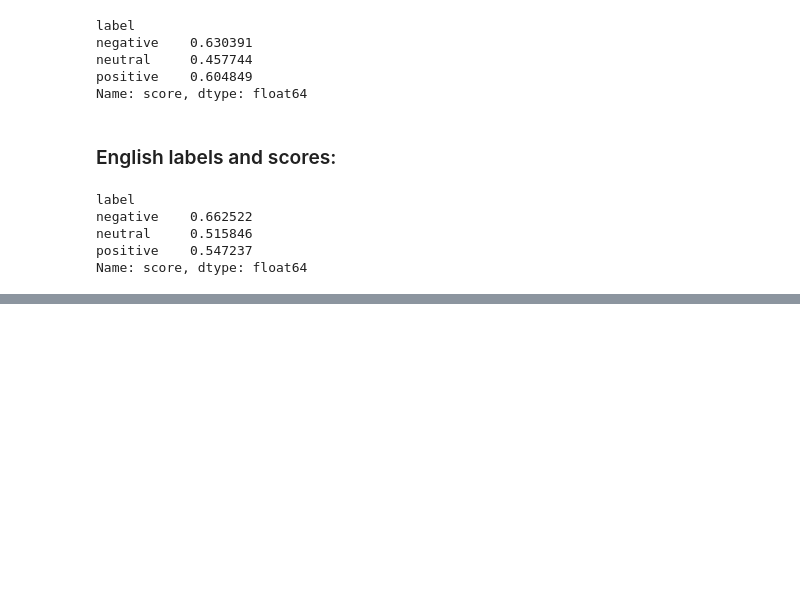
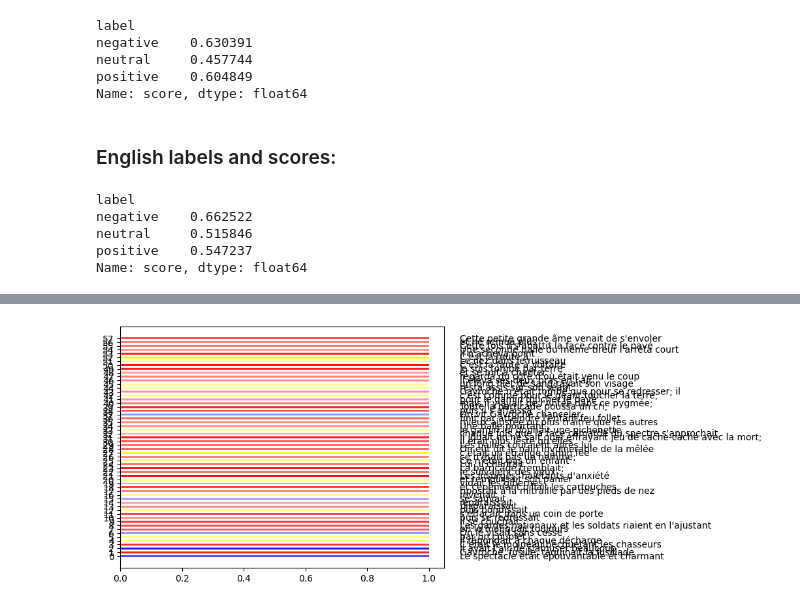
Before and after one commit to mfhan/translations, a Jupyter notebook: lesmiz.ipynb, the cells around one changed output, grey strips where cells are left out. Saved outputs shown, nothing was run; the diff lists cells and outputs as text; code cells hidden in the pictures; blank space fills up the shorter version.

```diff
--- a/lesmiz.ipynb
+++ b/lesmiz.ipynb
@@ -304,0 +498,83 @@ Name: score, dtype: float64
+# %%
+import pandas as pd
+import matplotlib.pyplot as plt
+import matplotlib as mpl
+import matplotlib.colors as mcolors
+
+df = pd.DataFrame({
+  'text': ["Le spectacle était épouvantable et charmant", "Gavroche, fusillé, taquinait la fusillade",
+           "Il avait l'air de s'amuser beaucoup", "C'était le moineau becquetant les chasseurs",
+           "Il répondait à chaque décharge", "par un couplet", "On le visait sans cesse",
+           "on le manquait toujours", "Les gardes nationaux et les soldats riaient en l'ajustant",
+           "Il se couchait", "puis se redressait", "s'effaçait dans un coin de porte",
+           "puis bondissait", "disparaissait", "reparaissait", "se sauvait", "revenait",
+           "ripostait à la mitraille par des pieds de nez", "et cependant pillait les cartouches",
+           "vidait les gibernes", "et remplissait son panier", "Les insurgés, haletants d'anxiété",
+           "le suivaient des yeux", "La barricade tremblait;", "Lui, il chantait",
+           "Ce n'était pas un enfant", "ce n'était pas un homme;", "c'était un étrange gamin fée",
+           "On eût dit le nain invulnérable de la mêlée", "Les balles couraient après lui",
+           "il était plus leste qu'elles", "Il jouait on ne sait quel effrayant jeu de cache-cache avec la mort;",
+           "chaque fois que la face camarde du spectre s'approchait",
+           "le gamin lui donnait une pichenette", "Une balle pourtant",
+           "mieux ajustée ou plus traître que les autres", "finit par atteindre l'enfant feu follet",
+           "On vit Gavroche chanceler", "puis il s’affaissa", "Toute la barricade poussa un cri;",
+           "mais il y avait de l'Antée dans ce pygmée;", "pour le gamin toucher le pavé",
+           "c'est comme pour le géant toucher la terre;", "Gavroche n'était tombé que pour se redresser; il",
+           "resta assis sur son séant", "un long filet de sang rayait son visage",
+           "il éleva ses deux bras en l’air", "regarda du côté d'où était venu le coup",
+           "et se mit à chanter", "Je suis tombé par terre", "C'est la faute à Voltaire",
+           "Le nez dans le ruisseau", "C'est la faute à", "Il n'acheva point",
+           "Une seconde balle du même tireur l'arrêta court",
+           "Cette fois il s'abattit la face contre le pavé", "et ne remua plus",
+           "Cette petite grande âme venait de s'envoler"],
+
+  'label': ['positive', 'negative', 'positive', 'negative', 'neutral', 'neutral',
+            'positive', 'negative', 'negative', 'negative', 'negative', 'negative',
+            'neutral', 'negative', 'negative', 'positive', 'neutral', 'negative',
+            'negative', 'negative', 'neutral', 'negative', 'negative', 'negative',
+            'negative', 'neutral', 'negative', 'neutral', 'negative', 'negative',
+            'negative', 'negative', 'negative', 'neutral', 'negative', 'negative',
+            'negative', 'positive', 'negative', 'negative', 'negative', 'negative',
+            'neutral', 'negative', 'neutral', 'neutral', 'negative', 'negative',
+            'negative', 'negative', 'negative', 'neutral', 'neutral', 'negative',
+            'negative', 'negative', 'negative', 'negative'],
+
+  'score': [0.943457, 0.887135, 0.901779, 0.795272, 0.550428, 0.541630, 0.413179,
+            0.613897, 0.705909, 0.793753, 0.420739, 0.722869, 0.415614, 0.478407,
+            0.353580, 0.350029, 0.377874, 0.490187, 0.753360, 0.403735, 0.424990,
+            0.935065, 0.542796, 0.894321, 0.509921, 0.512246, 0.495888, 0.878073,
+            0.591483, 0.559884, 0.683789, 0.901326, 0.382701, 0.419271, 0.415556,
+            0.445173, 0.608906, 0.415800, 0.788411, 0.851386, 0.507984, 0.407572,
+            0.417629, 0.433103, 0.411866, 0.414654, 0.472125, 0.494336, 0.373227,
+            0.876672, 0.952087, 0.458830, 0.956367, 0.889711, 0.431022, 0.531520,
+            0.479124, 0.685550]}
+)
+
+# Create figure
+fig, ax = plt.subplots()
+
+y_pos = range(len(df))
+
+for i, row in df.iterrows():
+
+    #tuple error:
+  # color = colors[i]
+  # rgba = mcolors.to_rgba(color)
+  # rgba[3] = row['score']
+
+# Get RGB values
+  r, g, b = mcolors.to_rgb(colors[i])
+
+  # Build RGBA array
+  rgba = [r, g, b, row['score']]
+
+  # Add horizontal bar
+  ax.barh(y=i, width=1, height=0.5, color=rgba, align='center')
+
+  # Add text
+  ax.text(1.1, i, row['text'], va='center')
+
+plt.yticks(y_pos)
+plt.show()
+# %% [output]
+[figure, added]
```
Also changed, not shown: parts of 46 cells of this notebook.
